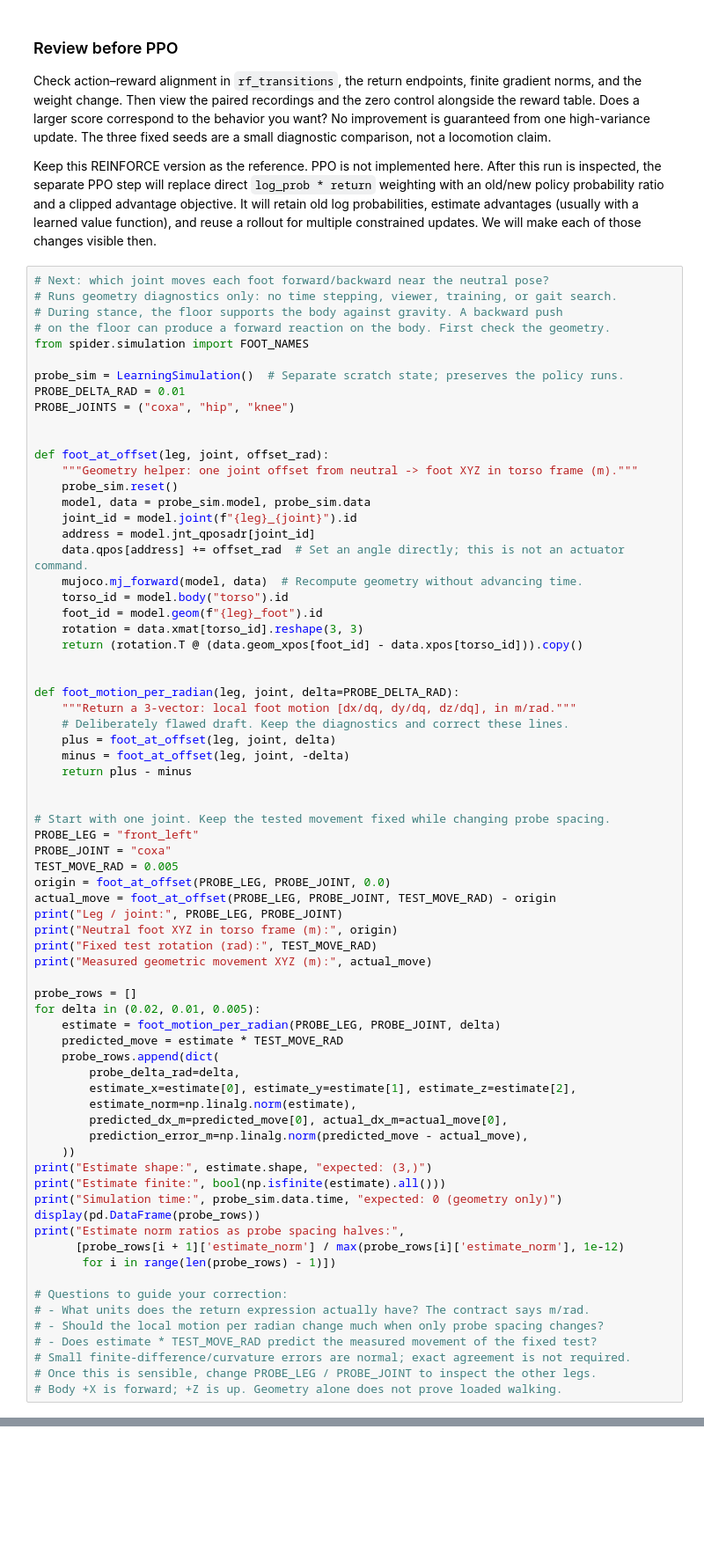
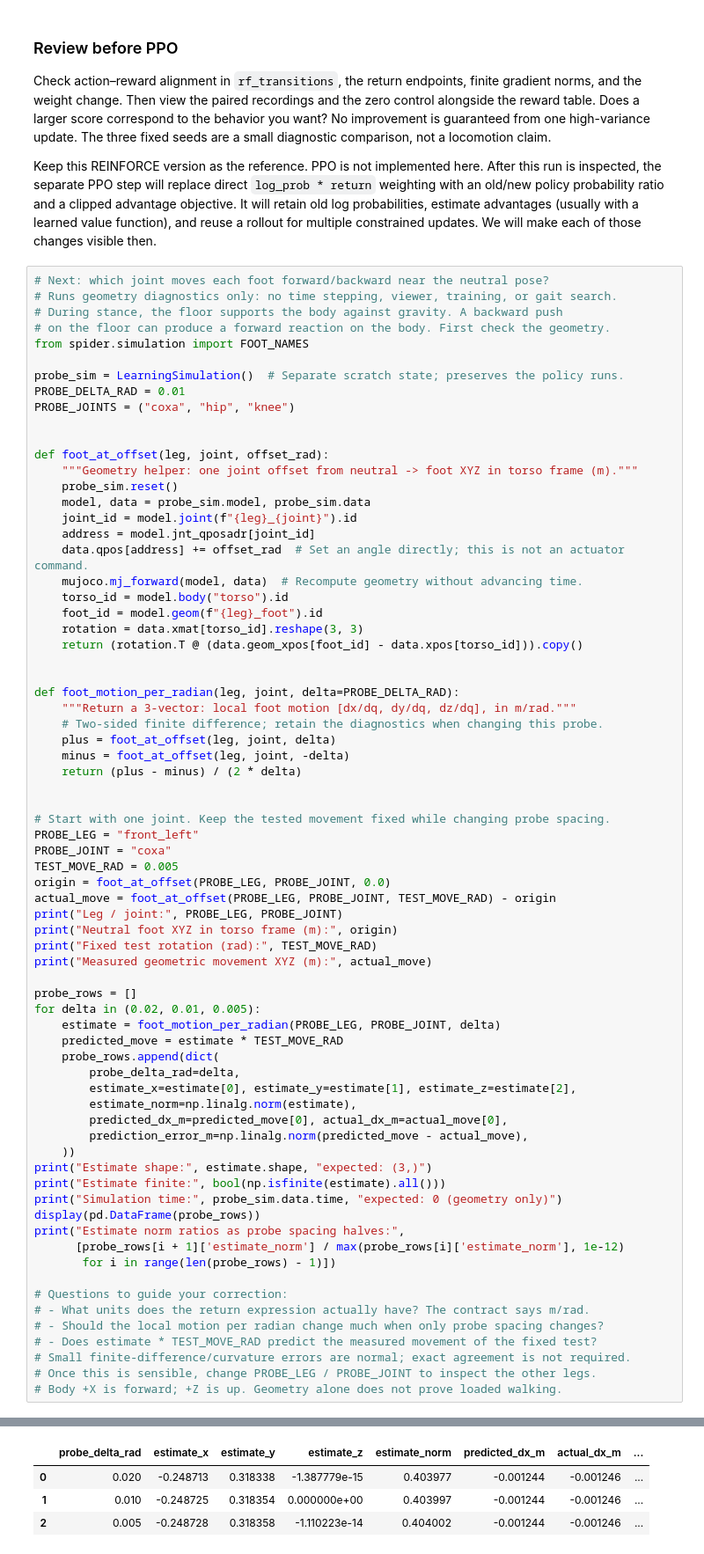
Before and after one commit to haidmoham/spider, a Jupyter notebook: lab/notebooks/03_coordinated_baseline.ipynb, the cells around one changed output, grey strips where cells are left out. Shown at 88% size. Drawn from its saved outputs; the diff is of its cells as text; blank space fills up the shorter version.

```diff
--- a/lab/notebooks/03_coordinated_baseline.ipynb
+++ b/lab/notebooks/03_coordinated_baseline.ipynb
@@ -721,10 +721,10 @@ def foot_at_offset(leg, joint, offset_rad):
 
 def foot_motion_per_radian(leg, joint, delta=PROBE_DELTA_RAD):
     """Return a 3-vector: local foot motion [dx/dq, dy/dq, dz/dq], in m/rad."""
-    # Deliberately flawed draft. Keep the diagnostics and correct these lines.
+    # Two-sided finite difference; retain the diagnostics when changing this probe.
     plus = foot_at_offset(leg, joint, delta)
     minus = foot_at_offset(leg, joint, -delta)
-    return plus - minus
+    return (plus - minus) / (2 * delta)
 
 
 # Start with one joint. Keep the tested movement fixed while changing probe spacing.
@@ -764,3 +764,4 @@ print("Estimate norm ratios as probe spacing halves:",
 # Small finite-difference/curvature errors are normal; exact agreement is not required.
 # Once this is sensible, change PROBE_LEG / PROBE_JOINT to inspect the other legs.
 # Body +X is forward; +Z is up. Geometry alone does not prove loaded walking.
+# %% [output]
@@ -766,0 +775,4 @@ print("Estimate norm ratios as probe spacing halves:",
+|  | probe_delta_rad | estimate_x | estimate_y | estimate_z | estimate_norm | predicted_dx_m | actual_dx_m | ... |
+| 0 | 0.020 | -0.248713 | 0.318338 | -1.387779e-15 | 0.403977 | -0.001244 | -0.001246 | ... |
+| 1 | 0.010 | -0.248725 | 0.318354 | 0.000000e+00 | 0.403997 | -0.001244 | -0.001246 | ... |
+| 2 | 0.005 | -0.248728 | 0.318358 | -1.110223e-14 | 0.404002 | -0.001244 | -0.001246 | ... |
```
Also changed, not shown: parts of 4 cells of this notebook.
